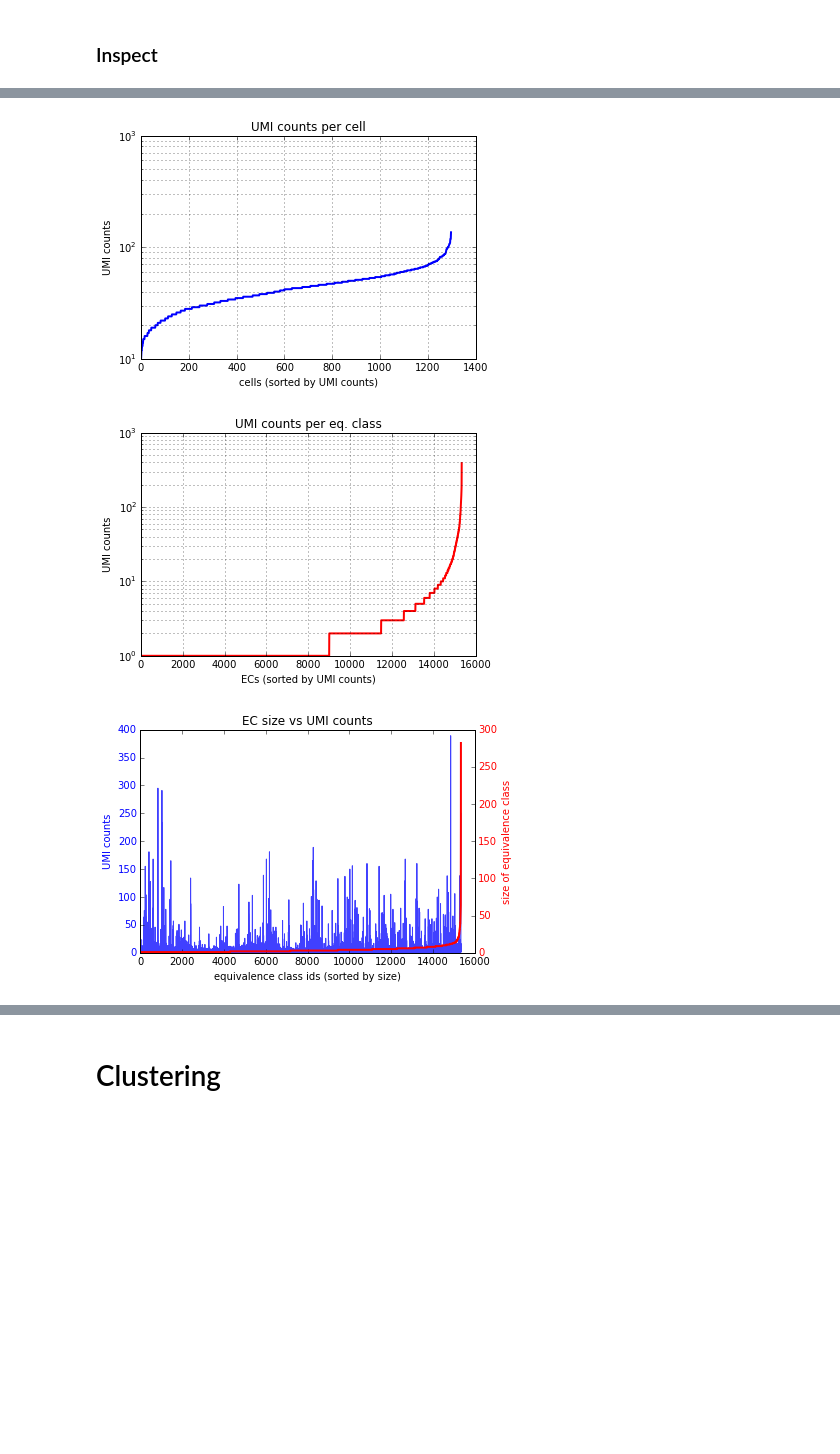
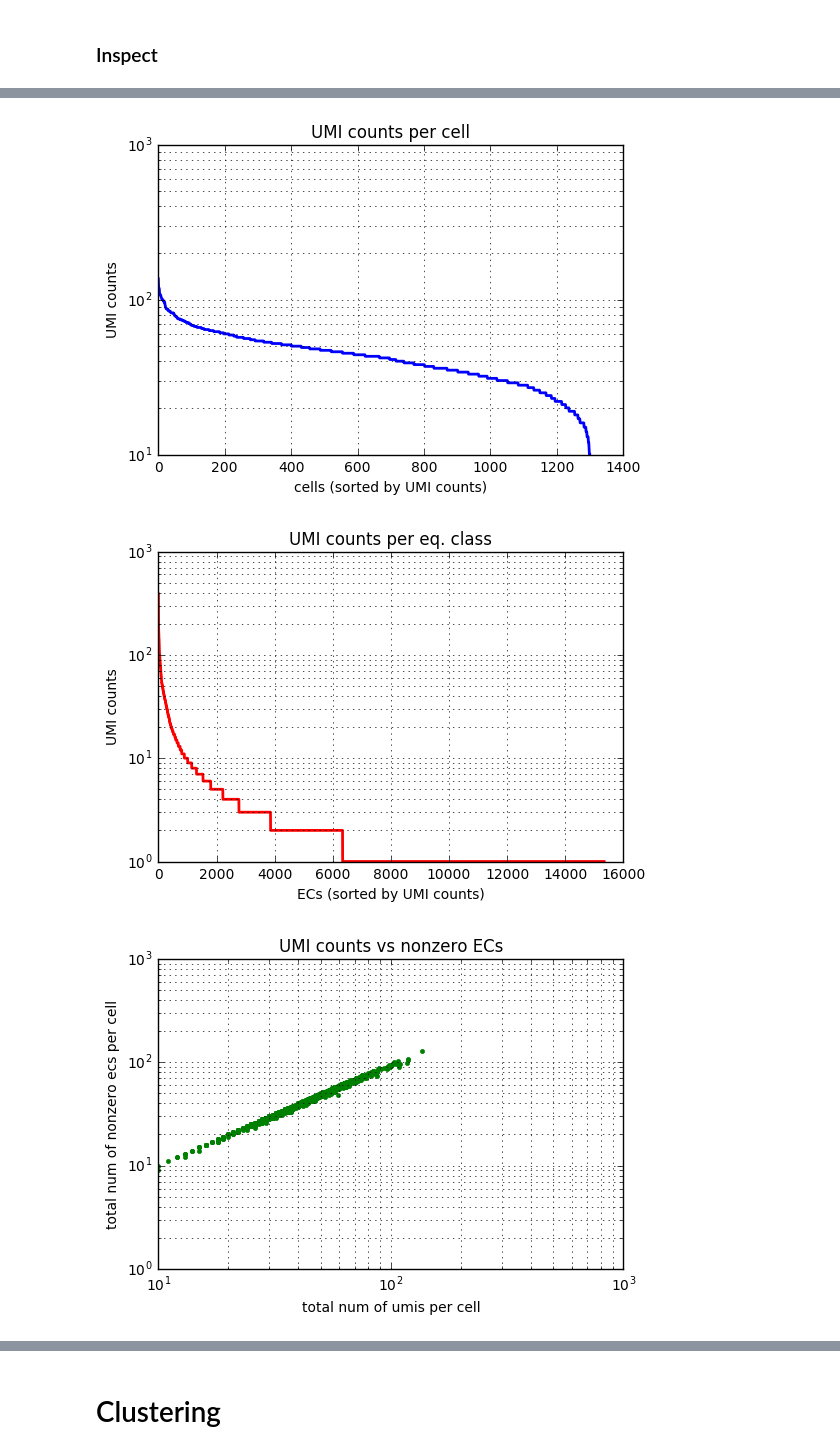
Before and after one commit to pachterlab/scRNA-Seq-TCC-prep, a Jupyter notebook: example_dataset/10xResults_hgmm_small.ipynb, the cells around one changed output, grey strips where cells are left out. Cells and saved outputs as stored; diff of their text form; code cells hidden in the pictures; blank space fills up the shorter version.

```diff
--- a/example_dataset/10xResults_hgmm_small.ipynb
+++ b/example_dataset/10xResults_hgmm_small.ipynb
@@ -71,48 +74,42 @@ Total number of UMIs = 57474
 # %%
 import matplotlib.pyplot as plt
 %matplotlib inline
 
 fig, ax1 = plt.subplots()
-ax1.plot(sorted(total_num_of_umis_per_cell), 'b-',linewidth=2.0)
+ax1.plot(sorted(total_num_of_umis_per_cell)[::-1], 'b-',linewidth=2.0)
 ax1.set_title('UMI counts per cell')
 ax1.set_xlabel('cells (sorted by UMI counts)')
 ax1.set_ylabel('UMI counts')
 ax1.set_yscale("log", nonposy='clip')
 # ax1.set_xscale("log", nonposy='clip')
 ax1.grid(True)
 ax1.grid(True,'minor')
 
 
 fig, ax1 = plt.subplots()
-ax1.plot(sorted(sumi.reshape(np.shape(sumi)[0])), 'r-',linewidth=2.0)
+ax1.plot(sorted(sumi.reshape(np.shape(sumi)[0]))[::-1], 'r-',linewidth=2.0)
 ax1.set_title('UMI counts per eq. class')
 ax1.set_xlabel('ECs (sorted by UMI counts)')
 ax1.set_ylabel('UMI counts')
 ax1.set_yscale("log", nonposy='clip')
 # ax1.set_xscale("log", nonposy='clip')
 ax1.grid(True)
 ax1.grid(True,'minor')
 
 
+cell_nonzeros=np.array(((T_norm!=0)).sum(axis=0))[0]
+
 fig, ax1 = plt.subplots()
-ax1.plot(sumi_sorted, 'b-', alpha=0.75)
-ax1.set_title('EC size vs UMI counts')
-ax1.set_xlabel('equivalence class ids (sorted by size)')
-ax1.set_ylabel('UMI counts', color='b')
-# ax1.set_xlim([0,620000])
-for tl in ax1.get_yticklabels():
-    tl.set_color('b')
-
-
-ax2 = ax1.twinx()
-
-ax2.plot(ec_size_sort, 'r',linewidth=2.0)
-ax2.set_ylabel('size of equivalence class', color='r')
-# ax2.set_xlim([0,620000])
-for tl in ax2.get_yticklabels():
-    tl.set_color('r')
+ax1.plot(total_num_of_umis_per_cell,cell_nonzeros, '.g',linewidth=2.0)
+ax1.set_title('UMI counts vs nonzero ECs')
+ax1.set_xlabel('total num of umis per cell')
+ax1.set_ylabel('total num of nonzero ecs per cell')
+ax1.set_yscale("log", nonposy='clip')
+ax1.set_xscale("log", nonposy='clip')
+ax1.grid(True)
+ax1.grid(True,'minor')
 plt.show()
 # %% [output]
-[figure, old version]
+[figure, new version]
-[figure, old version]
+[figure, new version]
-[figure, old version]
+[figure, new version]
```
Also changed, not shown: parts of 10 cells of this notebook, 8 other files.
